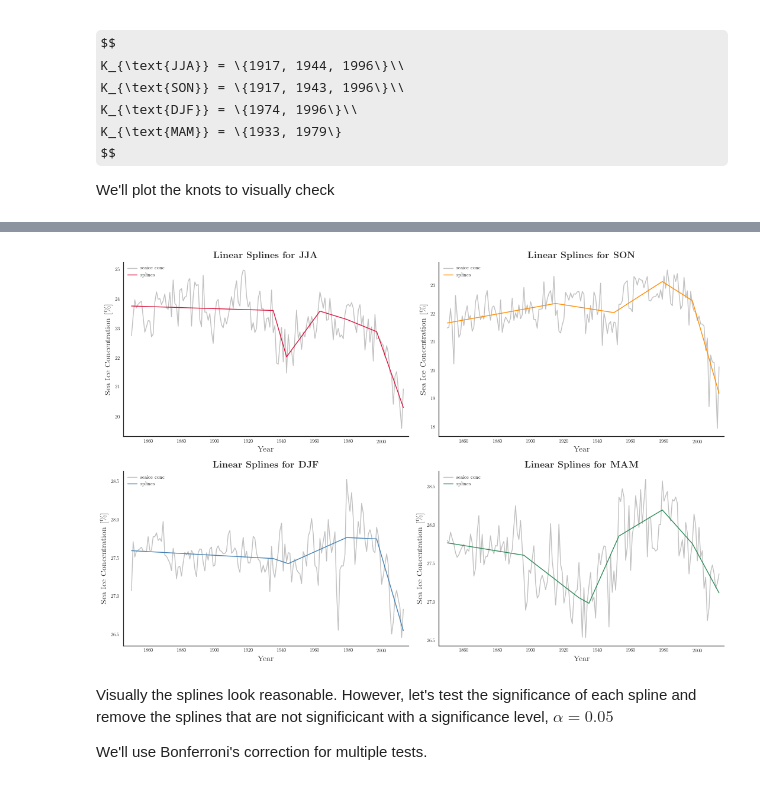
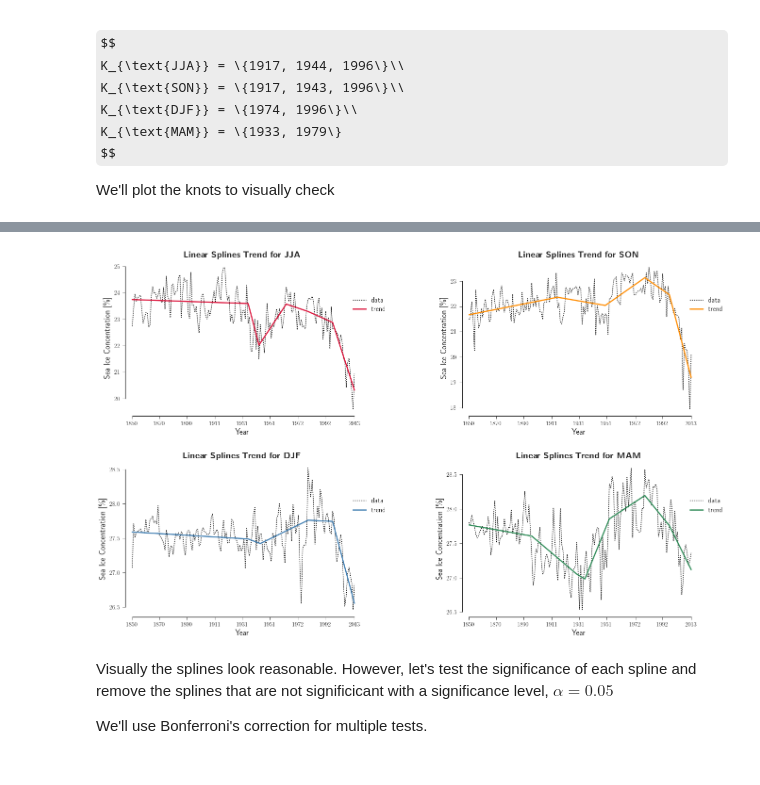
Before and after one commit to hfloresr/ArcticSea, a Jupyter notebook: notebooks/seaice_splines.ipynb, the cells around one changed output, grey strips where cells are left out. Cells and saved outputs as stored; diff of their text form; code cells hidden in the pictures; some formulas as TeX source.

```diff
--- a/notebooks/seaice_splines.ipynb
+++ b/notebooks/seaice_splines.ipynb
@@ -171,30 +166,38 @@ splines = {'JJA': linear_splines(jja_df, jjaknots),
 def plot_splines(yrs, conc, preds, label, season=None, ax=None, col='g'):
     if ax is None:
         ax = plt.gca()
-    spl = ax.plot(yrs, conc, label='seaice conc', color='silver')
-    ax.plot(yrs, preds, label=label, color=col)
-    ax.legend(loc="upper left")
+    spl = ax.plot(yrs, conc, label='data', color='k', linestyle=':')
+    ax.plot(yrs, preds, label=label, color=col, linewidth=2.5)
+    #ax.legend(loc="upper left")
+    ax.legend(bbox_to_anchor=(.95,0.8), loc='upper left', fontsize=14)
     ax.set_xlim(1845, 2016)
     #ax.set_ylim(17.5, 26)
-    ax.set_xlabel(r'Year', fontsize=14)
-    ax.set_ylabel(r'Sea Ice Concentration [\%]', fontsize=14)
-    title = 'Linear Splines for {}'.format(season)
-    ax.set_title(r'\textbf{' + title + '}', fontsize=16)
+    ax.set_xlabel(r'Year', fontsize=17)
+    ax.set_ylabel(r'Sea Ice Concentration [\%]', fontsize=17)
+    title = 'Linear Splines Trend for {}'.format(season)
+    ax.set_title(r'\textbf{' + title + '}', fontsize=19)
+    ax.set_xticks(np.linspace(1850, 2013, 9, dtype=int))
+    #yticks = np.linspace(min(preds), max(preds), 6)
+    #ax.set_yticks(np.round(yticks, 2))
+    ax.xaxis.set_tick_params(labelsize=13)
+    ax.yaxis.set_tick_params(labelsize=13)
     return spl
 # %%
-f, axs = plt.subplots(2, 2, figsize=(15,10))
+f, axs = plt.subplots(2, 2, figsize=(20,12))
+sns.set_style("ticks")
 axs = np.array(axs)
-
 for i, ax in enumerate(axs.reshape(-1)):
     s = seasons[i]
     yr = dfs[s].year
     conc = dfs[s].seaice_conc
     preds = splines[s].fittedvalues
-    plot_splines(yr, conc, preds, 'splines', season=s, ax=ax, col=cmap[s])
+    plot_splines(yr, conc, preds, 'trend', season=s, ax=ax, col=cmap[s])
+
+plt.subplots_adjust(wspace=20, hspace=5)
 plt.tight_layout()
-sns.despine()
+sns.despine(trim=True)
 # %% [output]
-[figure, old version]
+[figure, new version]
 # %% [markdown]
 Visually the splines look reasonable. However, let's test the significance of each spline and remove the splines that are not significicant with a significance level, $\alpha = 0.05$
 
```
Also changed, not shown: parts of 76 cells of this notebook, 19 other files.
